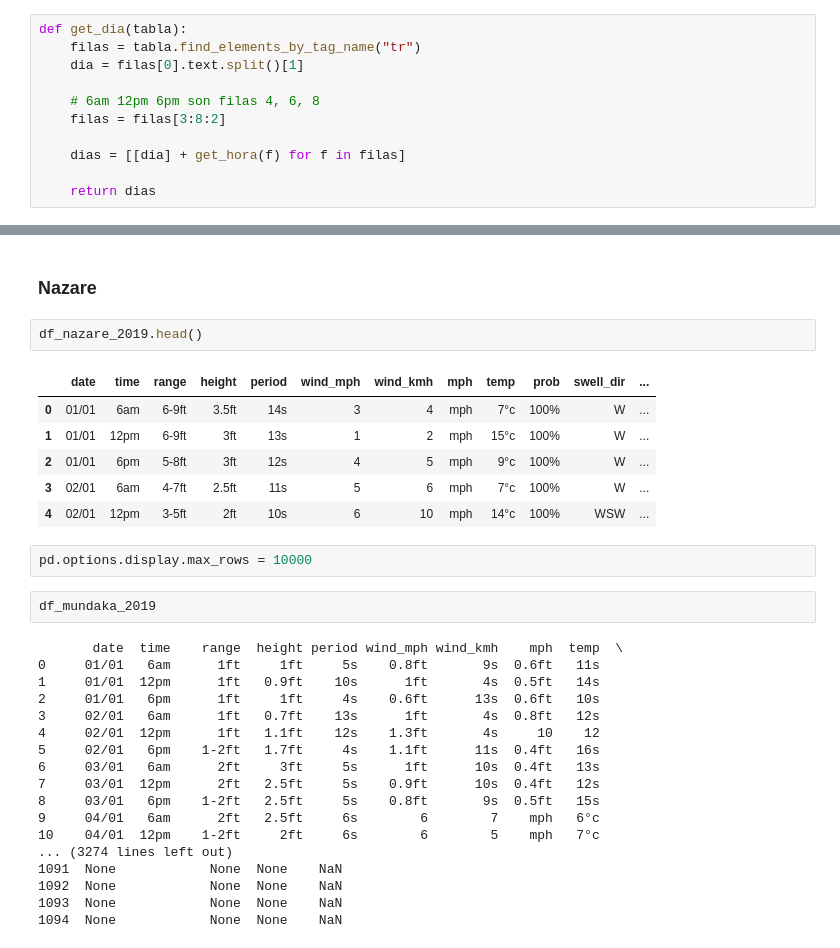
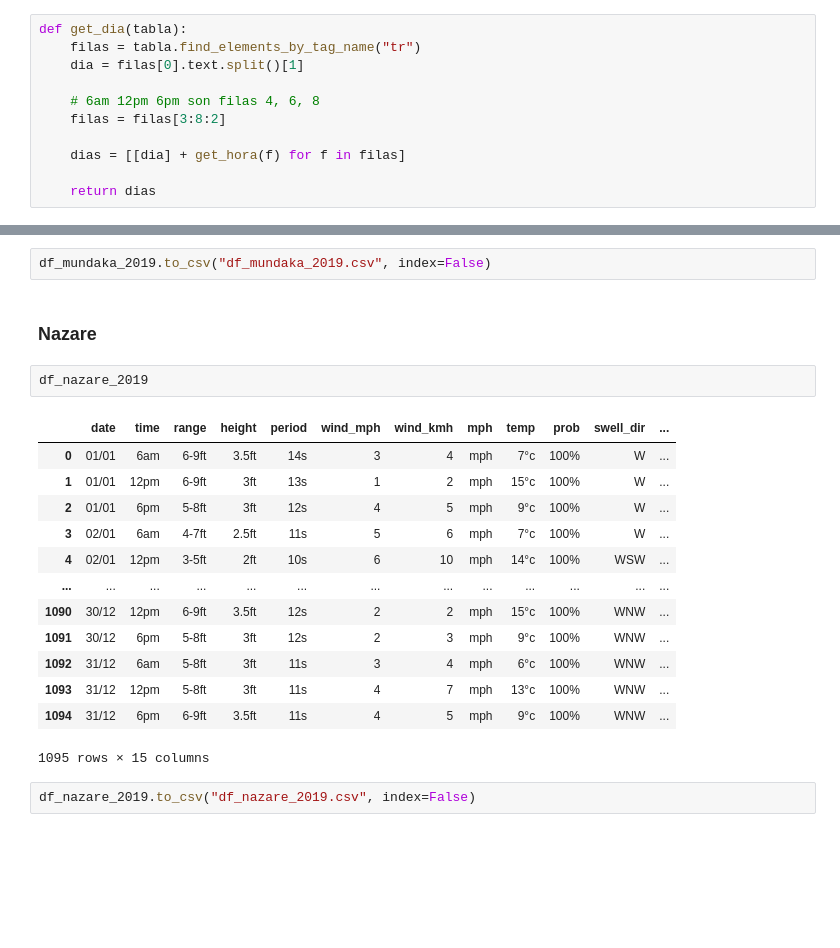
Before and after one commit to lukesmith194/SurfScanner, a Jupyter notebook: data_extraction_plus.ipynb, the cells around one changed output, grey strips where cells are left out. Saved outputs shown, nothing was run; the diff lists cells and outputs as text; blank space fills up the shorter version.

```diff
--- a/data_extraction_plus.ipynb
+++ b/data_extraction_plus.ipynb
@@ -177,33 +189,22 @@ ValueError: 15 columns passed, passed data had 19 columns
+# %%
+df_mundaka_2019.to_csv("df_mundaka_2019.csv", index=False)
 # %% [markdown]
 ### Nazare
 # %%
-df_nazare_2019.head()
+df_nazare_2019
 # %% [output]
 |  | date | time | range | height | period | wind_mph | wind_kmh | mph | temp | prob | swell_dir | ... |
 | 0 | 01/01 | 6am | 6-9ft | 3.5ft | 14s | 3 | 4 | mph | 7°c | 100% | W | ... |
 | 1 | 01/01 | 12pm | 6-9ft | 3ft | 13s | 1 | 2 | mph | 15°c | 100% | W | ... |
 | 2 | 01/01 | 6pm | 5-8ft | 3ft | 12s | 4 | 5 | mph | 9°c | 100% | W | ... |
 | 3 | 02/01 | 6am | 4-7ft | 2.5ft | 11s | 5 | 6 | mph | 7°c | 100% | W | ... |
 | 4 | 02/01 | 12pm | 3-5ft | 2ft | 10s | 6 | 10 | mph | 14°c | 100% | WSW | ... |
+| ... | ... | ... | ... | ... | ... | ... | ... | ... | ... | ... | ... | ... |
+| 1090 | 30/12 | 12pm | 6-9ft | 3.5ft | 12s | 2 | 2 | mph | 15°c | 100% | WNW | ... |
+| 1091 | 30/12 | 6pm | 5-8ft | 3ft | 12s | 2 | 3 | mph | 9°c | 100% | WNW | ... |
+| 1092 | 31/12 | 6am | 5-8ft | 3ft | 11s | 3 | 4 | mph | 6°c | 100% | WNW | ... |
+| 1093 | 31/12 | 12pm | 5-8ft | 3ft | 11s | 4 | 7 | mph | 13°c | 100% | WNW | ... |
+| 1094 | 31/12 | 6pm | 6-9ft | 3.5ft | 11s | 4 | 5 | mph | 9°c | 100% | WNW | ... |
+1095 rows × 15 columns
-# %%
-pd.options.display.max_rows = 10000
-# %%
-df_mundaka_2019
-# %% [output]
-       date  time    range  height period wind_mph wind_kmh    mph  temp  \
-0     01/01   6am      1ft     1ft     5s    0.8ft       9s  0.6ft   11s
-1     01/01  12pm      1ft   0.9ft    10s      1ft       4s  0.5ft   14s
-2     01/01   6pm      1ft     1ft     4s    0.6ft      13s  0.6ft   10s
-3     02/01   6am      1ft   0.7ft    13s      1ft       4s  0.8ft   12s
-4     02/01  12pm      1ft   1.1ft    12s    1.3ft       4s     10    12
-5     02/01   6pm    1-2ft   1.7ft     4s    1.1ft      11s  0.4ft   16s
-6     03/01   6am      2ft     3ft     5s      1ft      10s  0.4ft   13s
-7     03/01  12pm      2ft   2.5ft     5s    0.9ft      10s  0.4ft   12s
-8     03/01   6pm    1-2ft   2.5ft     5s    0.8ft       9s  0.5ft   15s
-9     04/01   6am      2ft   2.5ft     6s        6        7    mph   6°c
-10    04/01  12pm    1-2ft     2ft     6s        6        5    mph   7°c
-... (3274 lines left out)
-1091  None            None  None    NaN
-1092  None            None  None    NaN
-1093  None            None  None    NaN
-1094  None            None  None    NaN
+# %%
+df_nazare_2019.to_csv("df_nazare_2019.csv", index=False)
```
Also changed, not shown: parts of 42 cells of this notebook, 14 other files.
